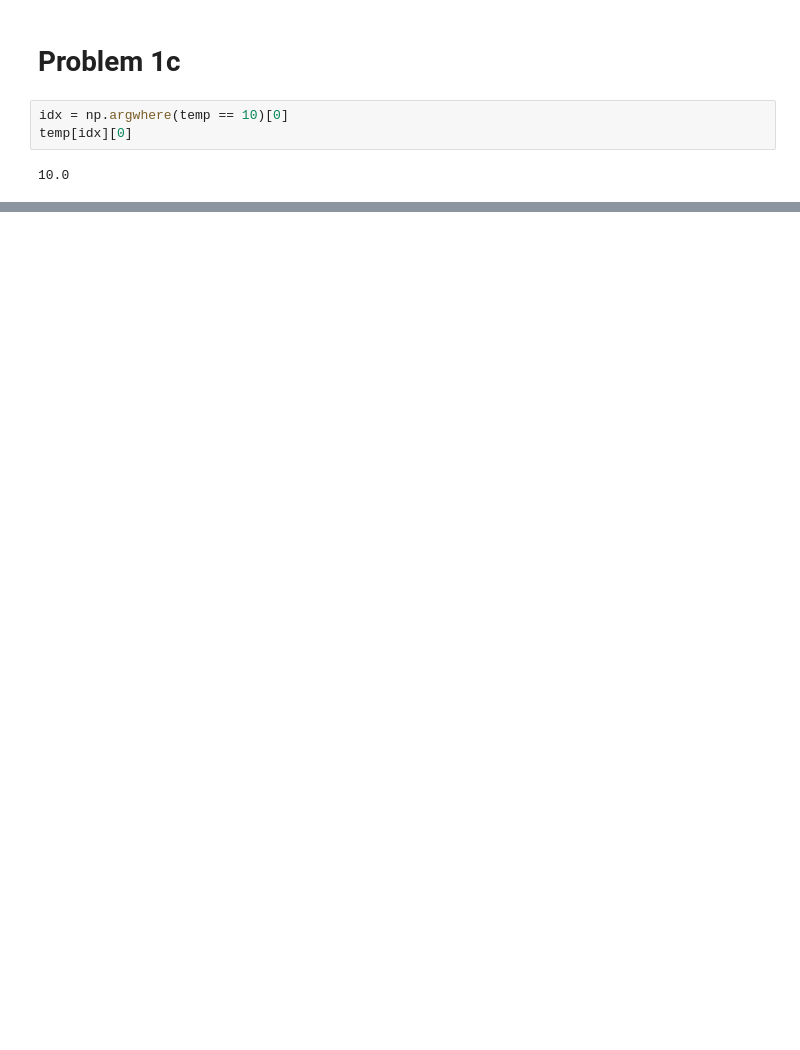
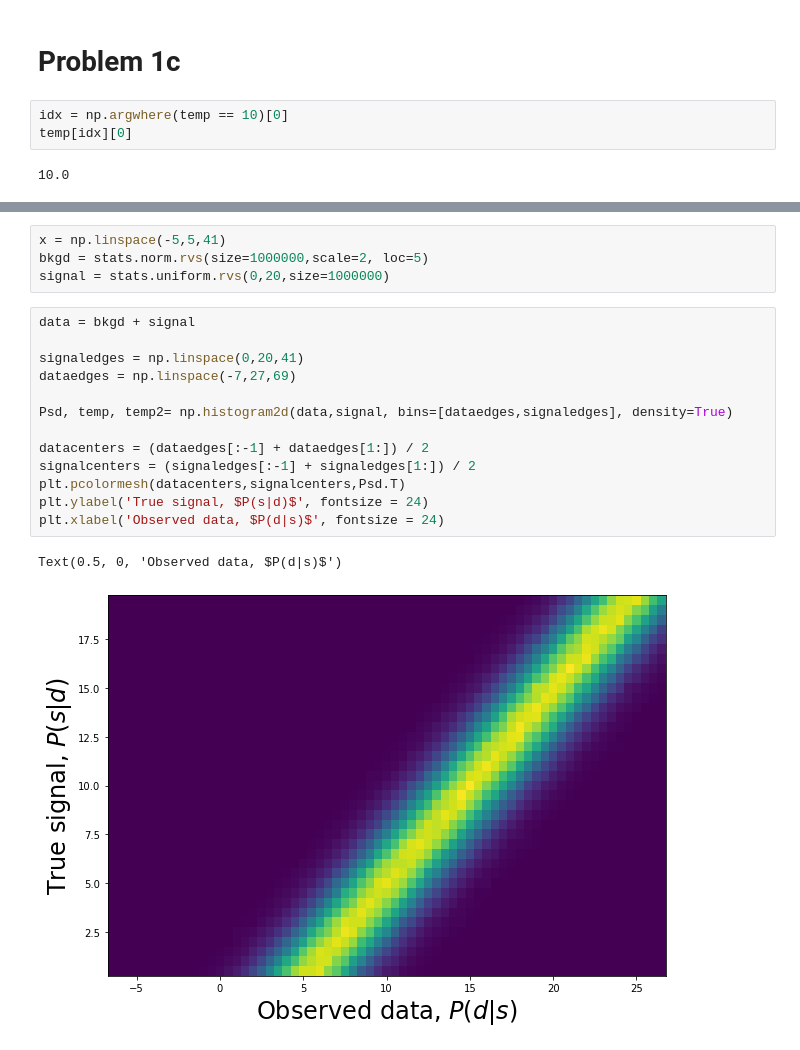
Before and after one commit to afspicciati/Phys-434, a Jupyter notebook: Homeworks/Homework5.ipynb, the cells around one changed output, grey strips where cells are left out. Drawn from its saved outputs; the diff is of its cells as text; blank space fills up the shorter version.

```diff
--- a/Homeworks/Homework5.ipynb
+++ b/Homeworks/Homework5.ipynb
@@ -75,0 +88,20 @@ plt.step(signalcenters,Psd[idx,:][0]*10)
+# %%
+x = np.linspace(-5,5,41)
+bkgd = stats.norm.rvs(size=1000000,scale=2, loc=5)
+signal = stats.uniform.rvs(0,20,size=1000000)
+# %%
+data = bkgd + signal
+
+signaledges = np.linspace(0,20,41)
+dataedges = np.linspace(-7,27,69)
+
+Psd, temp, temp2= np.histogram2d(data,signal, bins=[dataedges,signaledges], density=True)
+
+datacenters = (dataedges[:-1] + dataedges[1:]) / 2
+signalcenters = (signaledges[:-1] + signaledges[1:]) / 2
+plt.pcolormesh(datacenters,signalcenters,Psd.T)
+plt.ylabel('True signal, $P(s|d)$', fontsize = 24)
+plt.xlabel('Observed data, $P(d|s)$', fontsize = 24)
+# %% [output]
+Text(0.5, 0, 'Observed data, $P(d|s)$')
+[figure, added]
```
Also changed, not shown: parts of 12 cells of this notebook.
